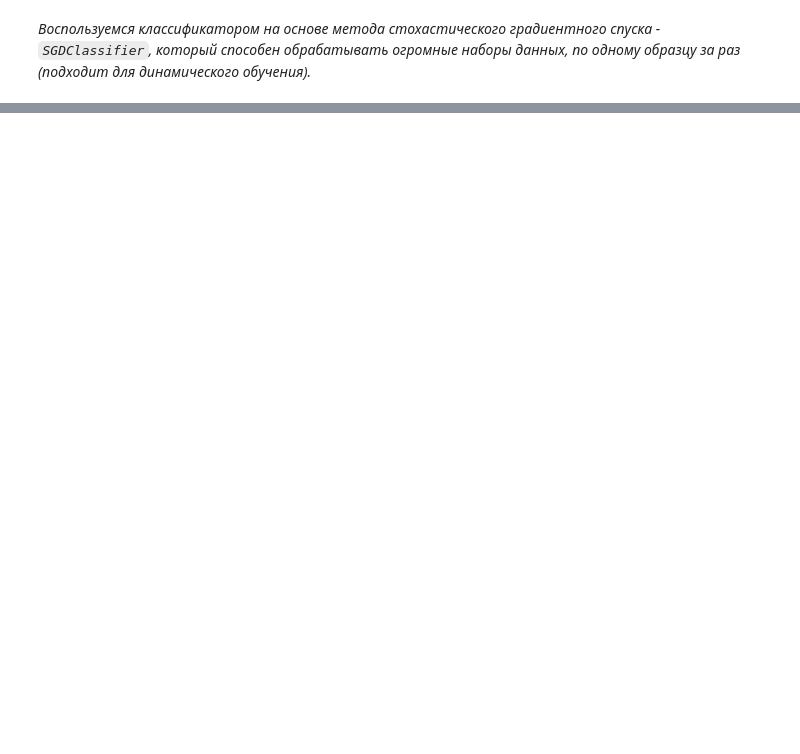
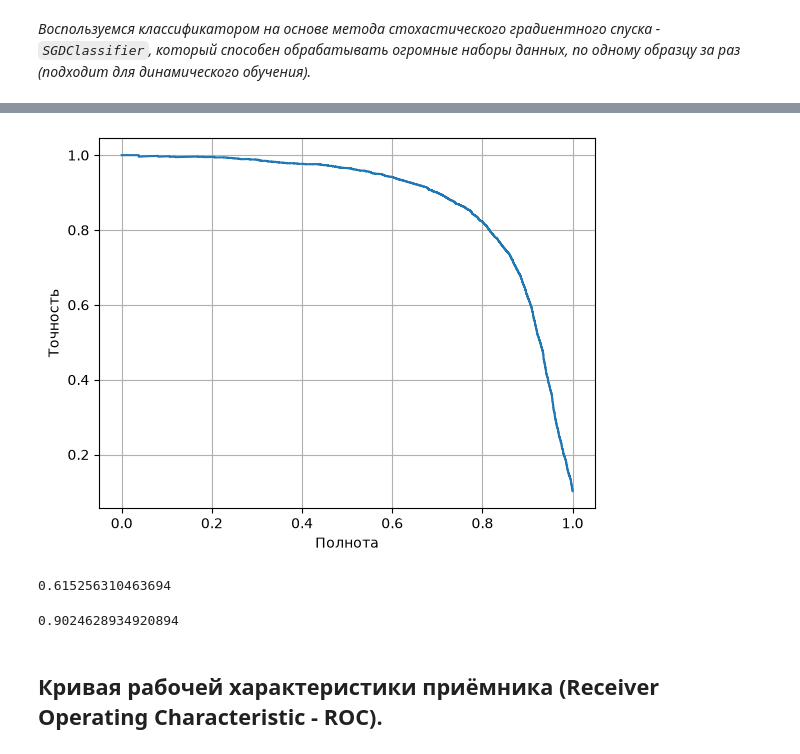
Before and after one commit to KidIsKing/python_libraries_learning, a Jupyter notebook: scikit_learn/guide/base_ML_book/chapter_3/main.ipynb, the cells around one changed output, grey strips where cells are left out. Drawn from its saved outputs; the diff is of its cells as text; code cells hidden in the pictures; blank space fills up the shorter version.

```diff
--- a/scikit_learn/guide/base_ML_book/chapter_3/main.ipynb
+++ b/scikit_learn/guide/base_ML_book/chapter_3/main.ipynb
@@ -93,0 +264,4 @@ ValueError: The number of classes has to be greater than one; got 1 class
+# %%
+plot_precision_vs_recall(precisions, recalls)
+# %% [output]
+[figure, added]
@@ -93,0 +270,10 @@ ValueError: The number of classes has to be greater than one; got 1 class
+# %%
+precision_score(y_train_3, y_train_pred_better)
+# %% [output]
+0.615256310463694
+# %%
+recall_score(y_train_3, y_train_pred_better)
+# %% [output]
+0.9024628934920894
+# %% [markdown]
+## **Кривая рабочей характеристики приёмника (Receiver Operating Characteristic - ROC).**
```
Also changed, not shown: parts of 76 cells of this notebook, 2 other files.
